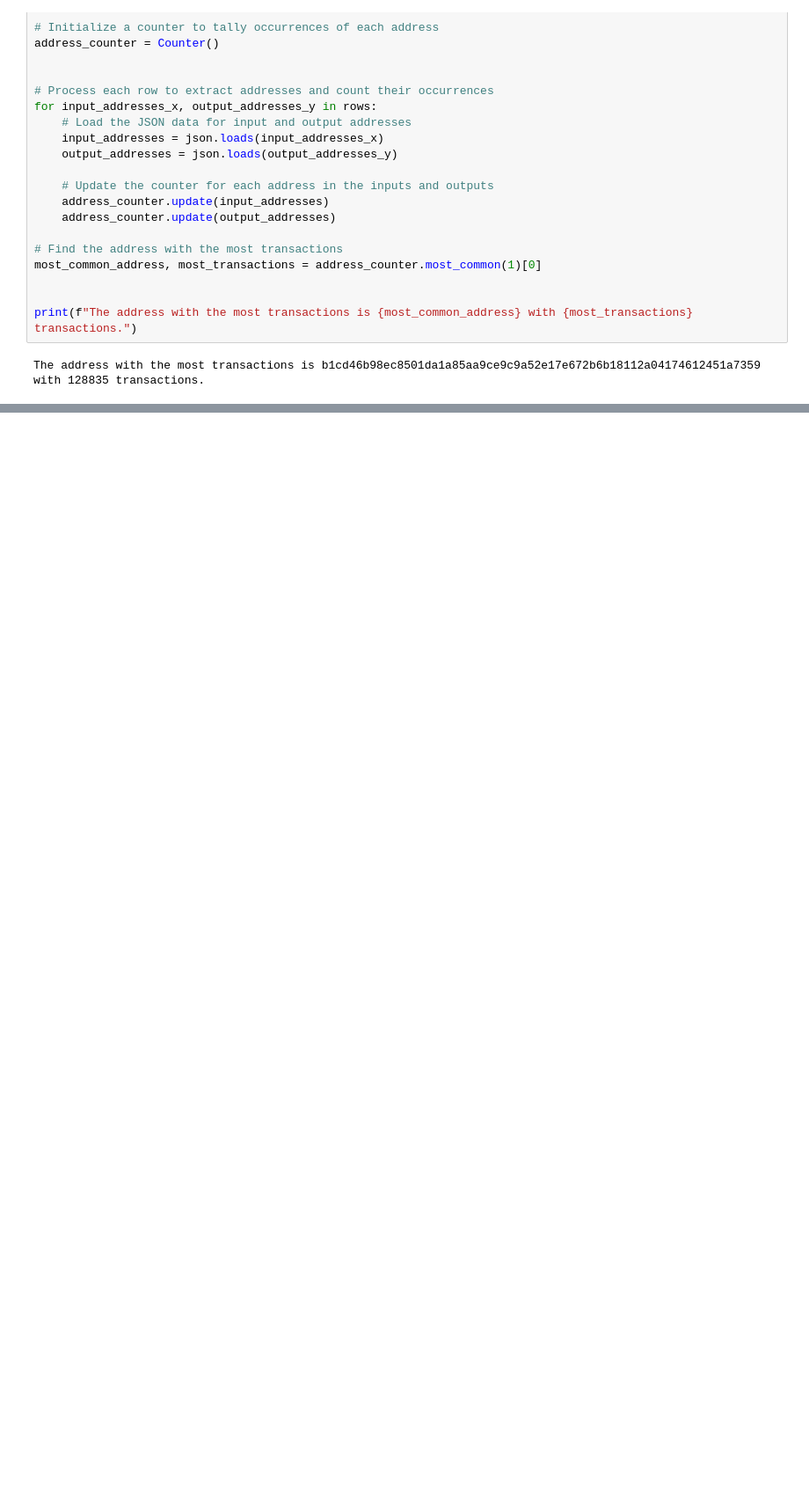
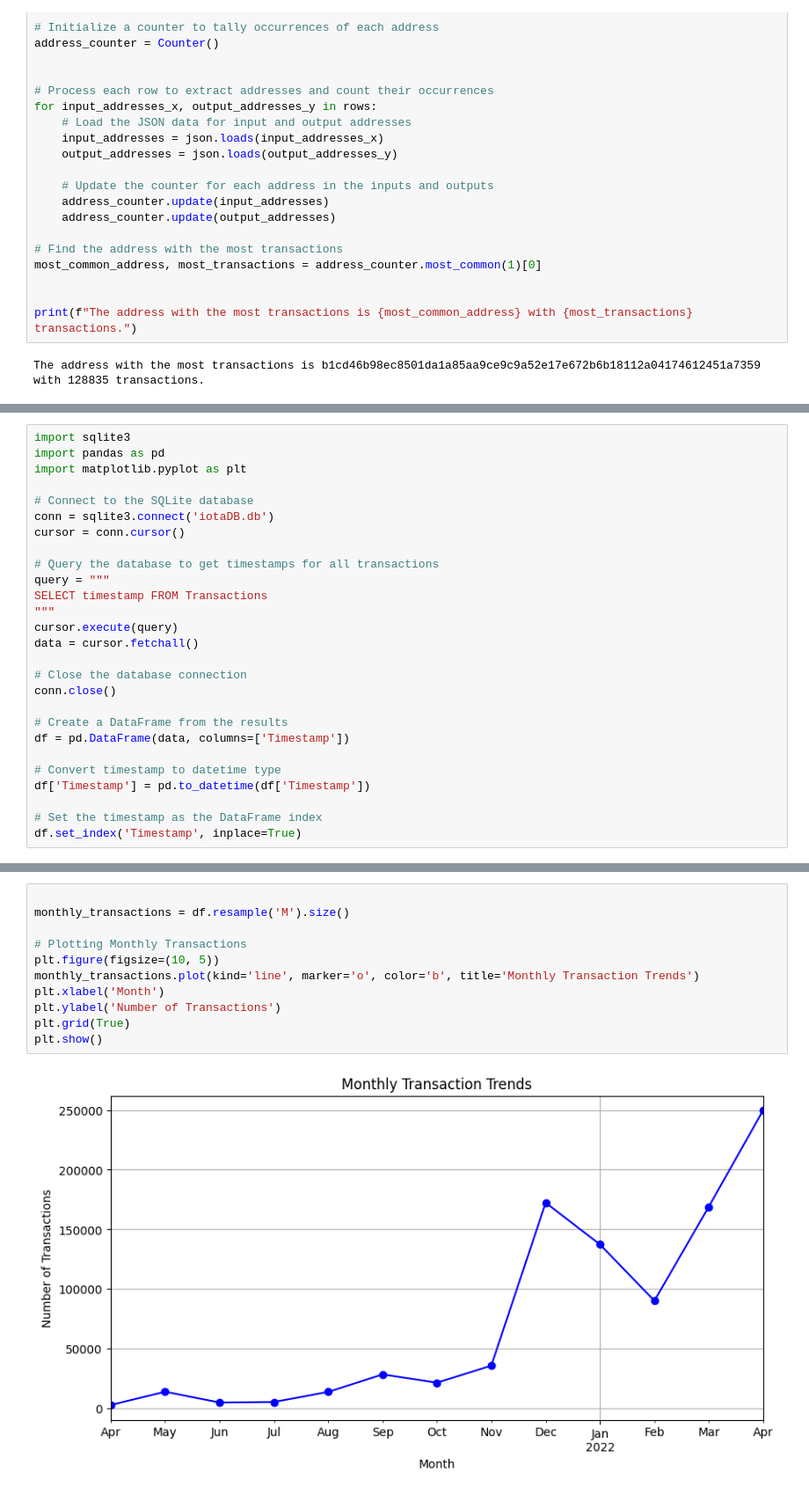
Before and after one commit to Sinthuyan97/bachelor_thesis_2024, a Jupyter notebook: timeStamp_analysis.ipynb, the cells around one changed output, grey strips where cells are left out. Shown: that part at 88% size. Drawn from its saved outputs; the diff is of its cells as text; blank space fills up the shorter version.

```diff
--- a/timeStamp_analysis.ipynb
+++ b/timeStamp_analysis.ipynb
@@ -174,0 +174,27 @@ else:
+# %%
+import sqlite3
+import pandas as pd
+import matplotlib.pyplot as plt
+
+# Connect to the SQLite database
+conn = sqlite3.connect('iotaDB.db')
+cursor = conn.cursor()
+
+# Query the database to get timestamps for all transactions
+query = """
+SELECT timestamp FROM Transactions
+"""
+cursor.execute(query)
+data = cursor.fetchall()
+
+# Close the database connection
+conn.close()
+
+# Create a DataFrame from the results
+df = pd.DataFrame(data, columns=['Timestamp'])
+
+# Convert timestamp to datetime type
+df['Timestamp'] = pd.to_datetime(df['Timestamp'])
+
+# Set the timestamp as the DataFrame index
+df.set_index('Timestamp', inplace=True)
@@ -174,0 +203,13 @@ else:
+# %%
+
+monthly_transactions = df.resample('M').size()
+
+# Plotting Monthly Transactions
+plt.figure(figsize=(10, 5))
+monthly_transactions.plot(kind='line', marker='o', color='b', title='Monthly Transaction Trends')
+plt.xlabel('Month')
+plt.ylabel('Number of Transactions')
+plt.grid(True)
+plt.show()
+# %% [output]
+[figure, added]
```
Also changed, not shown: parts of 19 cells of this notebook, 4 other files.
